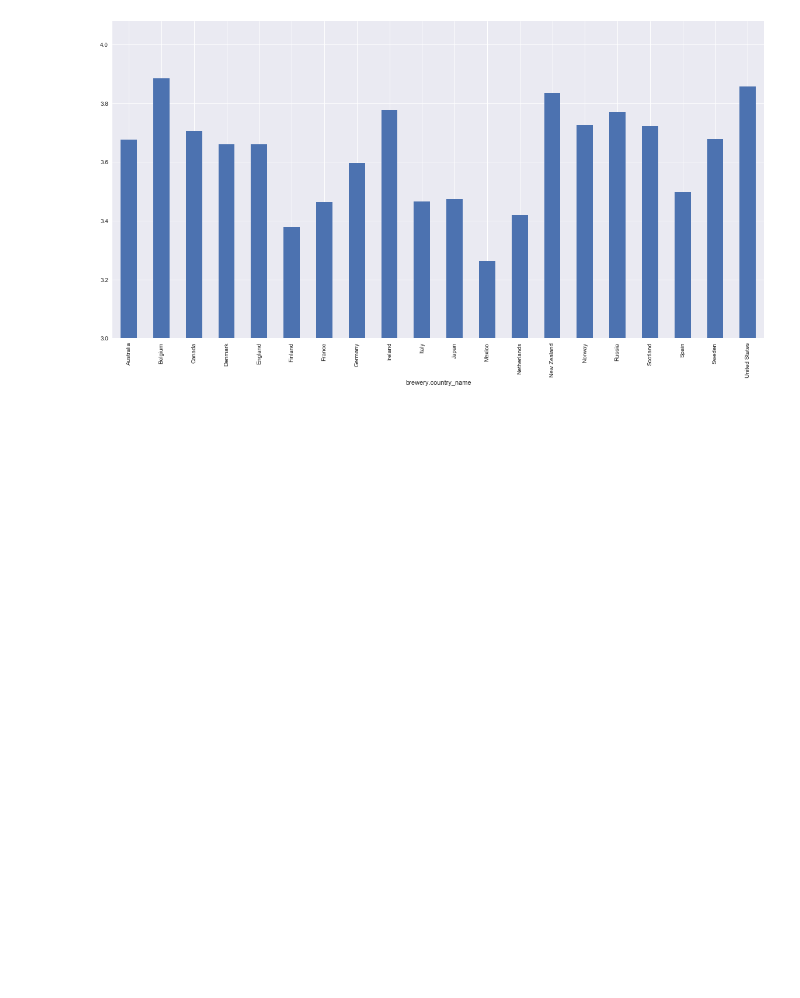
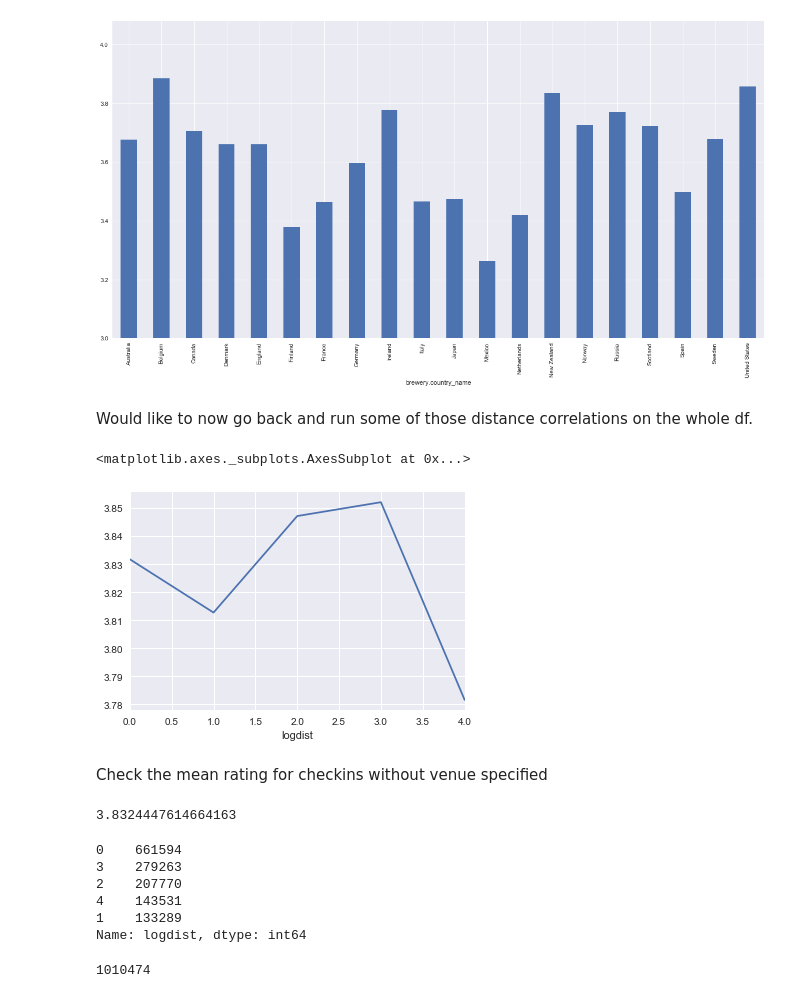
Before and after one commit to ebhtra/springboard, a Jupyter notebook: RatingsEDA.ipynb, the cells around one changed output. Saved outputs shown, nothing was run; the diff lists cells and outputs as text; code cells hidden in the pictures; blank space fills up the shorter version.

Commit message:
Further explore checkin data, including by date/growth

```diff
--- a/RatingsEDA.ipynb
+++ b/RatingsEDA.ipynb
@@ -644,3 +652,33 @@ topXratings('brewery.location.brewery_city', x=50)
 topXratings('brewery.country_name', x=20)
 # %% [output]
 [figure]
+# %% [markdown]
+Would like to now go back and run some of those distance correlations on the whole df.
+# %%
+df['dist'] = df.apply(lambda row: dist(row), axis=1)
+df['logdist'] = df.apply(lambda x: loggy(x), axis=1)
+# %%
+df.groupby('logdist')['rating_score'].mean().plot()
+# %% [output]
+<matplotlib.axes._subplots.AxesSubplot at 0x...>
+[figure, added]
+# %% [markdown]
+Check the mean rating for checkins without venue specified
+# %%
+df[df.dist == -1]['rating_score'].mean()
+# %% [output]
+3.8324447614664163
+# %%
+df.logdist.value_counts() # The zeros here include no checkin venue given, which turns out not to matter
+# %% [output]
+0    661594
+3    279263
+2    207770
+4    143531
+1    133289
+Name: logdist, dtype: int64
+# %%
+deez = df[df.dist > -1]
+len(deez)
+# %% [output]
+1010474
```
Also changed, not shown: parts of 46 cells of this notebook.
